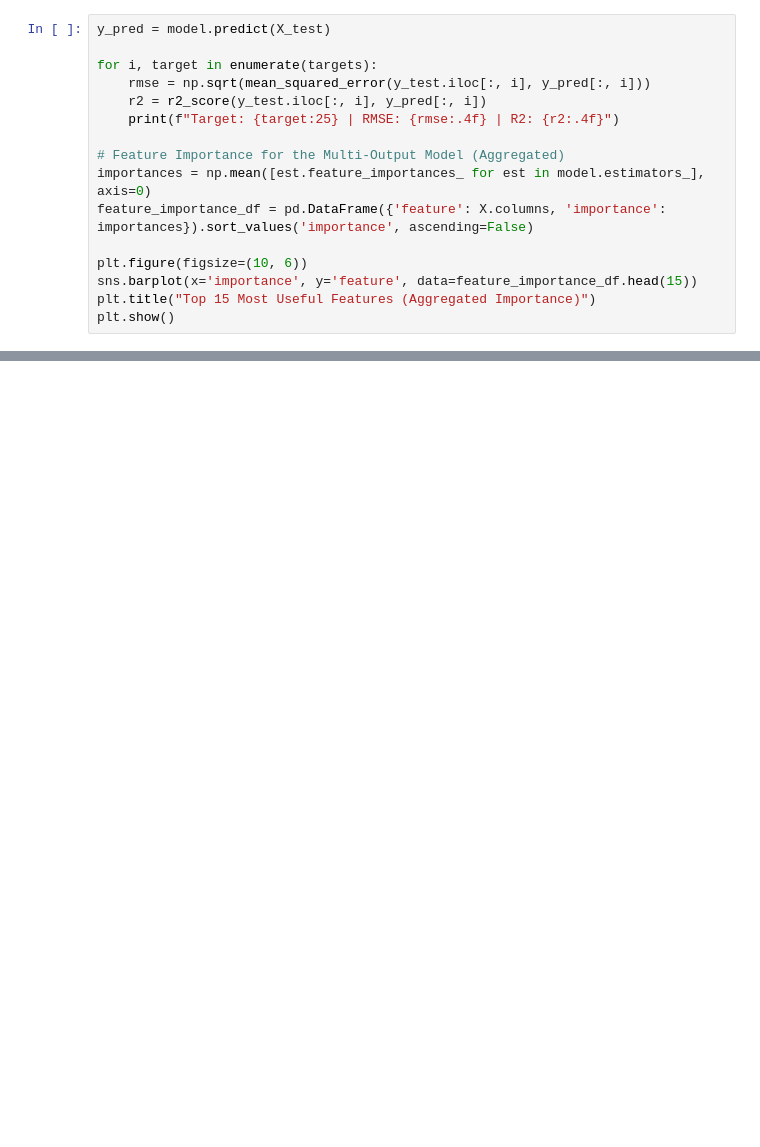
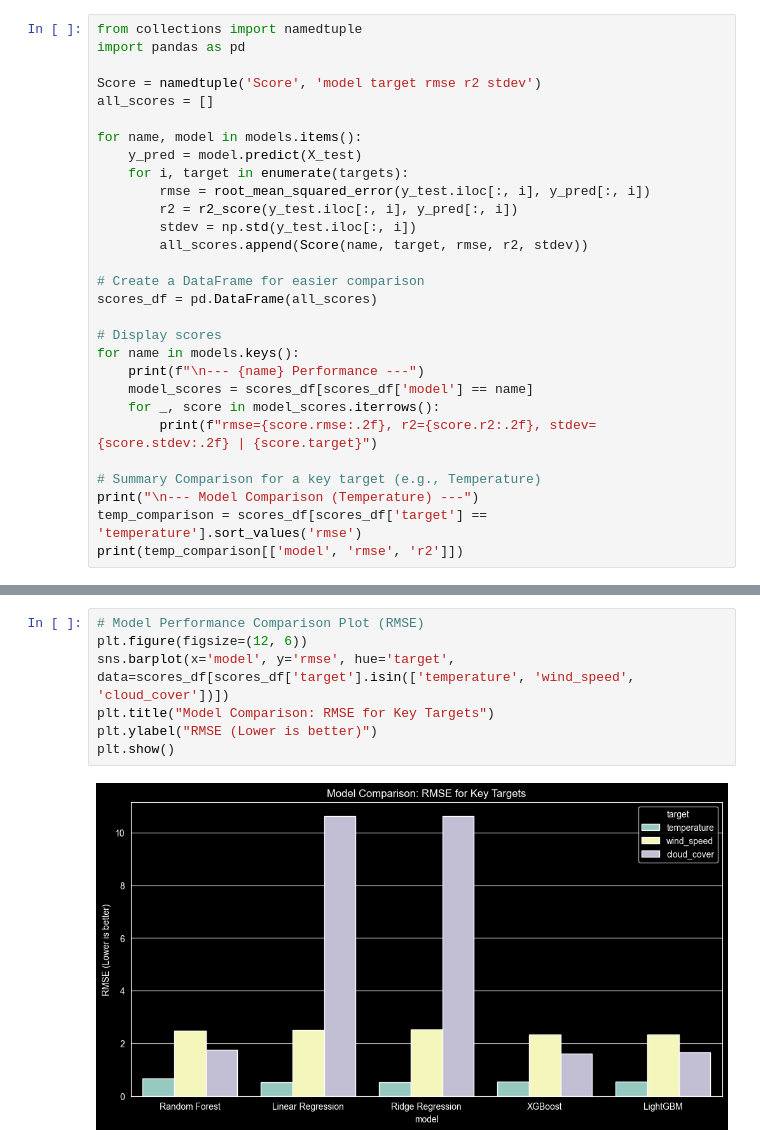
Before and after one commit to bluegroneman/wgu-capstone-project, a Jupyter notebook: src/python/NowCasting.ipynb, the cells around one changed output, grey strips where cells are left out. Saved outputs shown, nothing was run; the diff lists cells and outputs as text; blank space fills up the shorter version.

```diff
--- a/src/python/NowCasting.ipynb
+++ b/src/python/NowCasting.ipynb
@@ -107,17 +163,30 @@ Evaluate the model performance using RMSE and R² Score for each target.
 # %%
-y_pred = model.predict(X_test)
+from collections import namedtuple
+import pandas as pd
 
-for i, target in enumerate(targets):
-    rmse = np.sqrt(mean_squared_error(y_test.iloc[:, i], y_pred[:, i]))
-    r2 = r2_score(y_test.iloc[:, i], y_pred[:, i])
-    print(f"Target: {target:25} | RMSE: {rmse:.4f} | R2: {r2:.4f}")
+Score = namedtuple('Score', 'model target rmse r2 stdev')
+all_scores = []
 
-# Feature Importance for the Multi-Output Model (Aggregated)
-importances = np.mean([est.feature_importances_ for est in model.estimators_], axis=0)
-feature_importance_df = pd.DataFrame({'feature': X.columns, 'importance': importances}).sort_values('importance', ascending=False)
+for name, model in models.items():
+    y_pred = model.predict(X_test)
+    for i, target in enumerate(targets):
+        rmse = root_mean_squared_error(y_test.iloc[:, i], y_pred[:, i])
+        r2 = r2_score(y_test.iloc[:, i], y_pred[:, i])
+        stdev = np.std(y_test.iloc[:, i])
+        all_scores.append(Score(name, target, rmse, r2, stdev))
 
-plt.figure(figsize=(10, 6))
-sns.barplot(x='importance', y='feature', data=feature_importance_df.head(15))
-plt.title("Top 15 Most Useful Features (Aggregated Importance)")
-plt.show()
+# Create a DataFrame for easier comparison
+scores_df = pd.DataFrame(all_scores)
+
+# Display scores
+for name in models.keys():
+    print(f"\n--- {name} Performance ---")
+    model_scores = scores_df[scores_df['model'] == name]
+    for _, score in model_scores.iterrows():
+        print(f"rmse={score.rmse:.2f}, r2={score.r2:.2f}, stdev={score.stdev:.2f} | {score.target}")
+
+# Summary Comparison for a key target (e.g., Temperature)
+print("\n--- Model Comparison (Temperature) ---")
+temp_comparison = scores_df[scores_df['target'] == 'temperature'].sort_values('rmse')
+print(temp_comparison[['model', 'rmse', 'r2']])
 # %% [output]
@@ -167,0 +222,9 @@ for loc in locations:
+# %%
+# Model Performance Comparison Plot (RMSE)
+plt.figure(figsize=(12, 6))
+sns.barplot(x='model', y='rmse', hue='target', data=scores_df[scores_df['target'].isin(['temperature', 'wind_speed', 'cloud_cover'])])
+plt.title("Model Comparison: RMSE for Key Targets")
+plt.ylabel("RMSE (Lower is better)")
+plt.show()
+# %% [output]
+[figure, added]
```
Also changed, not shown: parts of 22 cells of this notebook, 2 other files.
